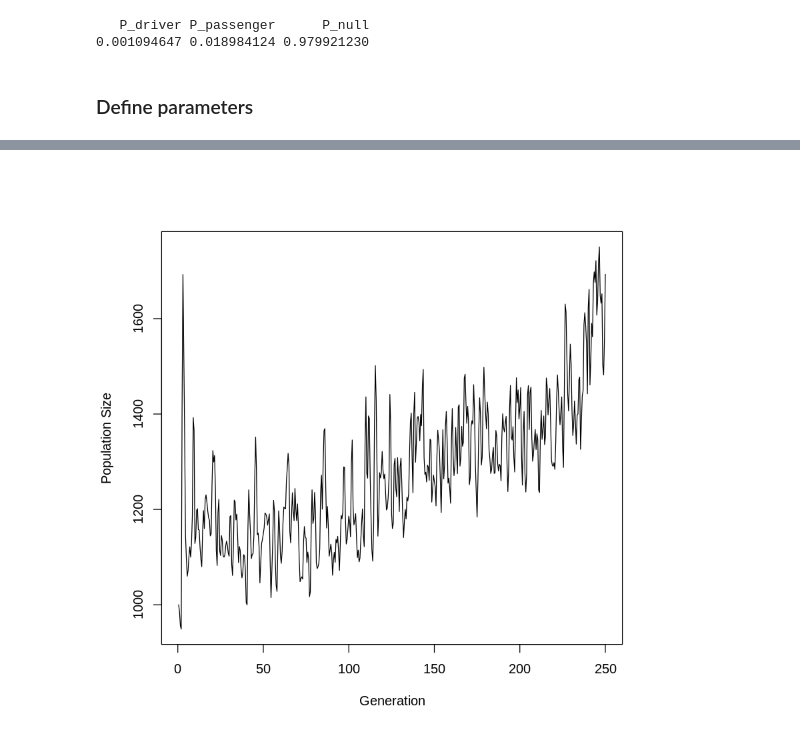
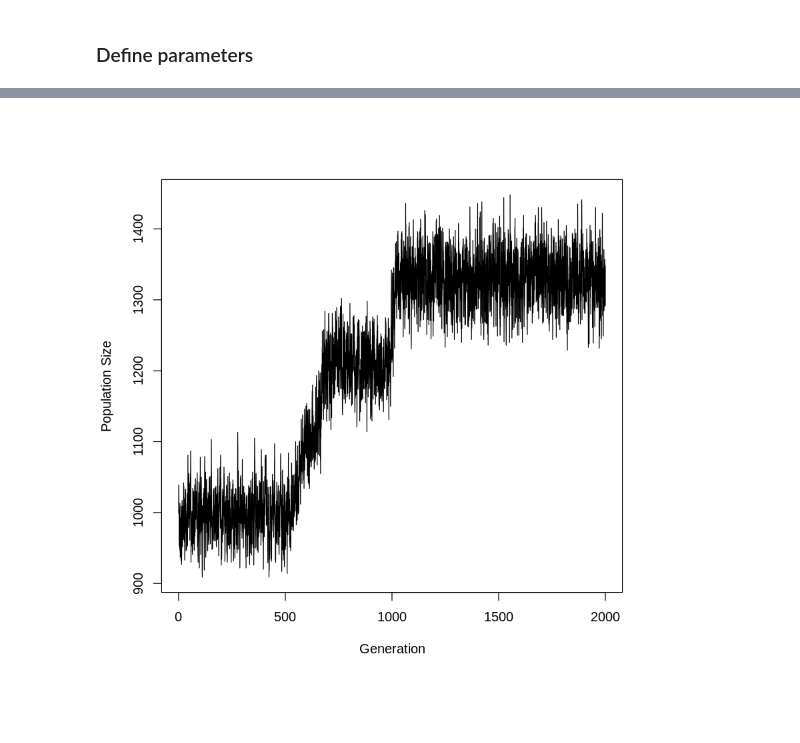
Before and after one commit to atallah-lab/neoplastic-evolution, a Jupyter notebook: src/L1-cellpop-lite-v2.ipynb, the cells around one changed output, grey strips where cells are left out. Drawn from its saved outputs; the diff is of its cells as text; code cells hidden in the pictures; blank space fills up the shorter version.

Commit message:
cell counting bug fix

```diff
--- a/src/L1-cellpop-lite-v2.ipynb
+++ b/src/L1-cellpop-lite-v2.ipynb
@@ -2,11 +2,5 @@
 library(data.table)
 library(pracma)
 load('../data/mutation_type_pd.rda')
-# %%
-names(pdfinal) <- c('P_driver','P_passenger','P_null')
-pdfinal
-# %% [output]
-   P_driver P_passenger      P_null
-0.001094647 0.018984124 0.979921230
 # %%
 birthrate <- function(nd, np, sd, sp) {
@@ -24,61 +13,62 @@ delta_ncells <- function(B, D, tau, ncells) {
 # %% [markdown]
 ### Define parameters
 # %%
-#--- Set simulation parameters
-N0 <-  1e3         # Initial number of cells
-mu  <- 0.8         # Probability of transposition per generation per cell
-tau <- 0.5         # Generations per timestep
-
-NT <- 500          # Number of time steps
-
-maxNClones <- 1000 # Maximum number of clones buffer
+# Initial number of cells
+N0 <- 1e3
+# Probability of transposition per generation per cell
+mu <- 0.01
+# Time resolution: number of time steps per generation
+tau <- 5
+tau <- 1/tau
+# Number of time steps
+NT <- 1e4
+# Buffer size of population data object; represents the max possible number of clones in the population
+maxNClones <- 5000
 # %%
-# for (jj in 1:5) {
 Pop <- data.table(ncells=rep(0,maxNClones),nd=rep(0,maxNClones),np=rep(0,maxNClones),B=rep(0,maxNClones))
 Pop[1]$ncells = N0
 Pop[1]$nd = 0
 Pop[1]$np = 0
 Pop[1]$B = 1
-# head(Pop)
 
-sd <- 0.1
-sp <- 0.1
+sd <- .1
+sp <- .01
 N <- rep(0,NT)
 
+ptm <- proc.time()
 for (ii in 1:NT) {
 
     N[ii] <- sum(Pop$ncells) # get current number of cells
-    if (N[ii]>5*N0) {
+    if (N[ii]>=5*N0) {
         break
     }
     D <- N[ii]/N0            # compute death rate
     ntrans <- rbinom(1,N[ii],mu*tau) # sample total number of transpositions for current timestep
     if (ntrans > 0) {
         types <- sample(1:3,ntrans,replace=TRUE,prob=pdfinal) # sample mutation types
-        if (length(which(types!=3))>0) { # if any passenger or driver mutations
+        if (length(which(types!=3))>0) { # if any passenger or driver mutations exist
             types <- types[types!=3] # reduce array of types to only passenger and drivers
-            nmu <- length(types) # get total number of passenger and drivers
-            ctrans <- sample(1:maxNClones,nmu,replace=TRUE,prob=Pop$ncells/N[ii]) # samples clones nmu times with replacement, with probability determined by clone size
-            transids <- as.numeric(names(table(ctrans))) # get clones that were sampled
-            Pop[transids]$ncells <- max(Pop[transids]$ncells - as.numeric(table(ctrans)),0) # remove cells from sampled clones
+            nmu <- length(types) # total number of passenger and drivers
+
+            sampctr <- sample(rep(1:maxNClones,Pop$ncells),nmu,replace=FALSE) # list clone id of each cell; sample without replacement
+            ctab <- table(sampctr)
+            cids <- as.integer(names(ctab)) # get row ids of sampled clones
+            set(Pop,cids,1L,Pop[cids,1L] - as.integer(ctab)) # remove cells from sampled clones
+
             tmp <- which(Pop$ncells==0)[1] # find first row of the data table with ncells==0
             # Populate the new rows representing new clones
-            Pop[tmp:(tmp+nmu-1)]$ncells <- 1
-            Pop[tmp:(tmp+nmu-1)]$nd <- Pop[ctrans]$nd + ((types==1)*1)
-            Pop[tmp:(tmp+nmu-1)]$np <- Pop[ctrans]$np + ((types==2)*1)
+            Pop[tmp:(tmp+nmu-1),c("ncells","nd","np"):=list(1, Pop[sampctr]$nd+((types==1)*1), Pop[sampctr]$np+((types==2)*1))]
             Pop[tmp:(tmp+nmu-1), B := mapply(birthrate, nd, np, sd, sp)]
         }
     }
 
     Pop[which(Pop$ncells>0), ncells:=mapply(delta_ncells, B, D, tau, ncells)] # update number of cells for all clones
-
     Pop <- Pop[order(Pop$ncells,decreasing=TRUE),] # order data.table by ncells
 
-
 }
-# head(Pop)
-# png(paste0('~/Desktop/',as.character(jj),'_20.png'))
-plot((1:NT)*tau,movavg(N,1/tau,'s'),type='l',xlab='Generation',ylab='Population Size')
+proc.time() - ptm
+# png(paste0('~/Desktop/',as.character(jj),'.png'))
+# plot((1:NT)*tau,movavg(N,1/tau,'s'),type='l',xlab='Generation',ylab='Population Size')
+plot((1:NT)*tau,N,type='l',xlab='Generation',ylab='Population Size')
 # dev.off()
-# }
 # %% [output]
@@ -85 +77 @@ plot((1:NT)*tau,movavg(N,1/tau,'s'),type='l',xlab='Generation',ylab='Population
-[figure, old version]
+[figure, new version]
```
Also changed, not shown: parts of 3 cells of this notebook.
